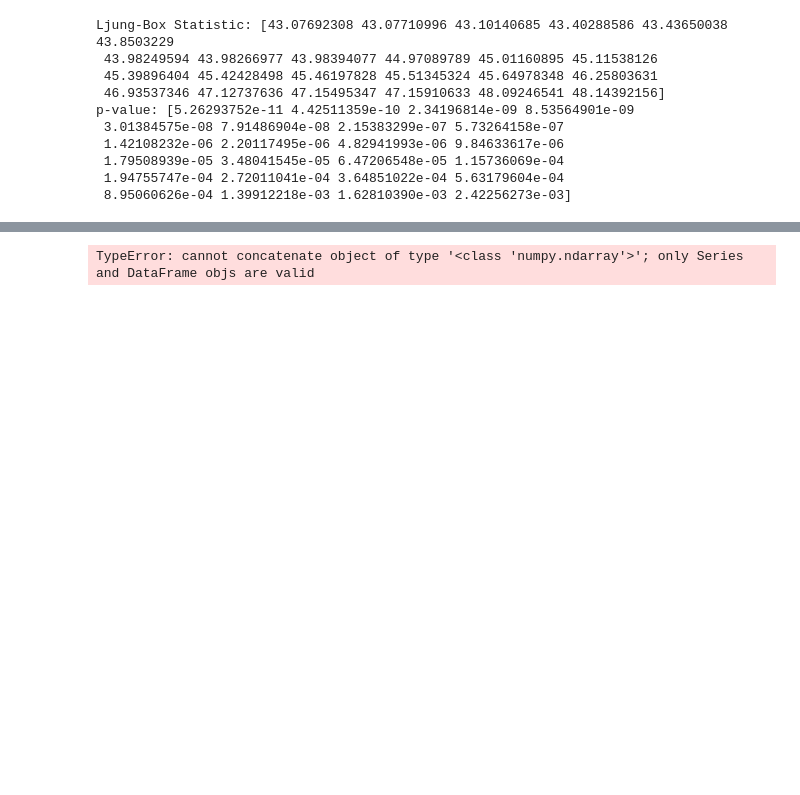
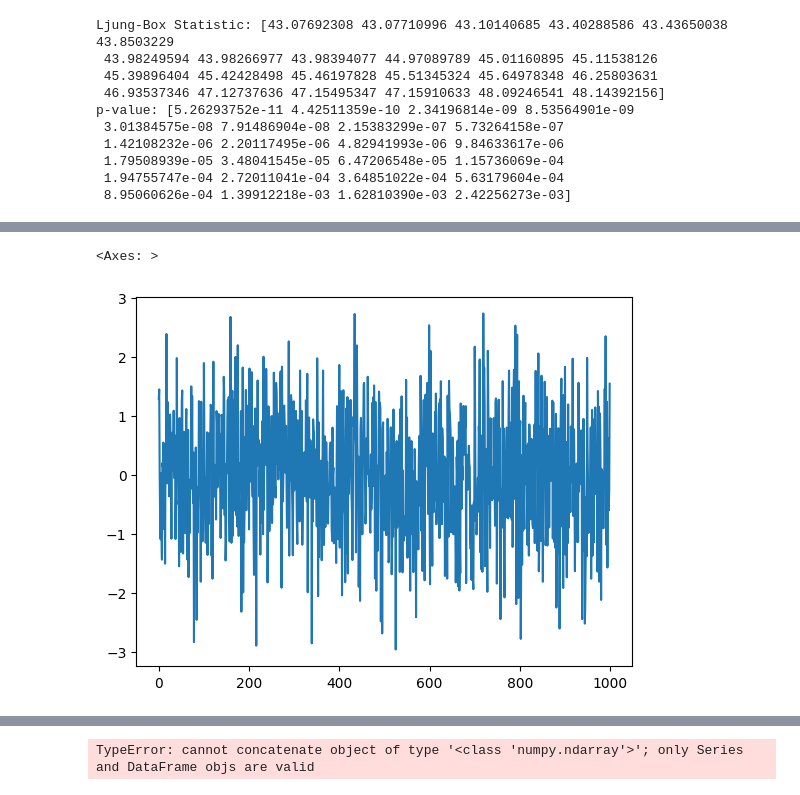
Before and after one commit to khyeee/MyCodingJourney, a Jupyter notebook: TimeSeriesAnalysis_Playground.ipynb, the cells around one changed output, grey strips where cells are left out. Drawn from its saved outputs; the diff is of its cells as text; code cells hidden in the pictures; blank space fills up the shorter version.

```diff
--- a/TimeSeriesAnalysis_Playground.ipynb
+++ b/TimeSeriesAnalysis_Playground.ipynb
@@ -114,0 +125,8 @@ p-value: [5.26293752e-11 4.42511359e-10 2.34196814e-09 8.53564901e-09
+# %%
+import random
+
+random.seed(1)
+rndSeries = [random.gauss(0.0,1.0) for i in range(1000)]
+rndSeries = pd.Series(rndSeries)
+
+print(rndSeries.describe())
@@ -114,0 +143,5 @@ p-value: [5.26293752e-11 4.42511359e-10 2.34196814e-09 8.53564901e-09
+# %%
+rndSeries.plot()
+# %% [output]
+<Axes: >
+[figure, added]
```
Also changed, not shown: parts of 6 cells of this notebook.
